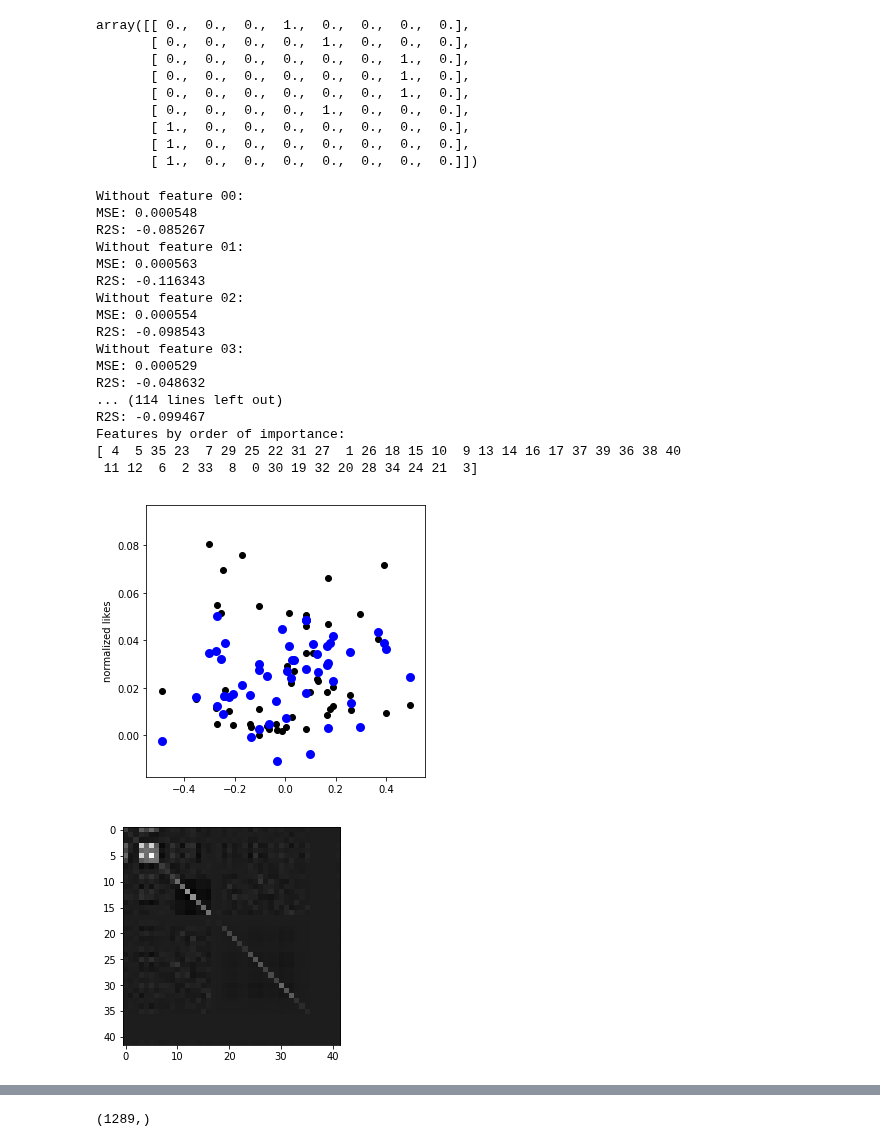
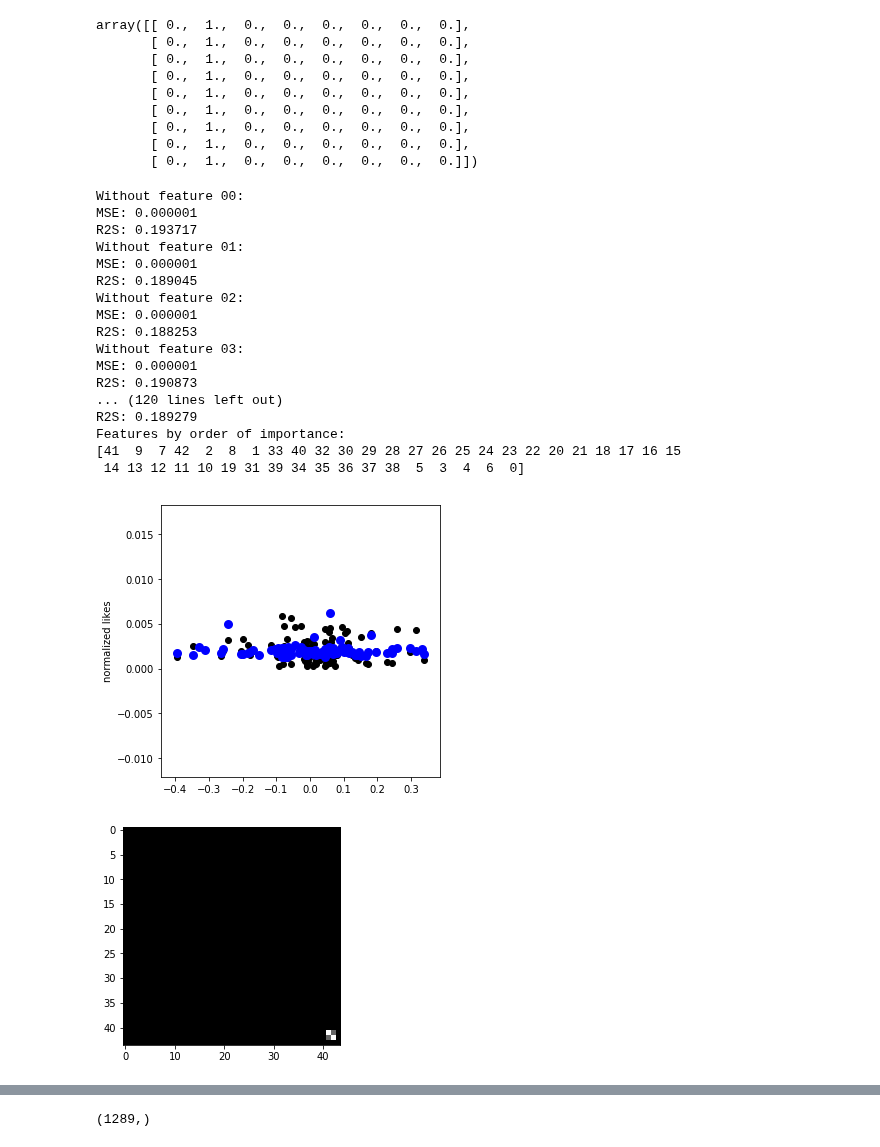
Before and after one commit to AlbertHJLee/minster, a Jupyter notebook: feature_engineering.ipynb, the cells around one changed output, grey strips where cells are left out. Saved outputs shown, nothing was run; the diff lists cells and outputs as text; code cells hidden in the pictures.

```diff
--- a/feature_engineering.ipynb
+++ b/feature_engineering.ipynb
@@ -25,13 +25,20 @@ def convertString(x):
     return number
 
 def extractTimeData(x):
-    if (len(x) < 5) or not (type(x) is unicode):
+    if (type(x) is unicode):
+        createdtime = datetime.fromtimestamp(int(x))
+        hour = createdtime.hour
+        weekday = createdtime.weekday()
+        #date(2017,9,16).weekday()
+        return weekday, hour
+    elif type(x) is int:
+        createdtime = datetime.fromtimestamp(x)
+        hour = createdtime.hour
+        weekday = createdtime.weekday()
+        #date(2017,9,16).weekday()
+        return weekday, hour
+    else:
         return 7, 25
-    createdtime = datetime.fromtimestamp(int(x))
-    hour = createdtime.hour
-    weekday = createdtime.weekday()
-    #date(2017,9,16).weekday()
-    return weekday, hour
 # %%
 import utils
 import json
@@ -52,9 +59,10 @@ eightturncrepeny    hungrygrls      jamesjeanart           pollykosheleva
 # %%
-userSpecific = True
+userSpecific = False
 
 if userSpecific:
     posts,images = utils.dataFromScraper('stuffbeneats')
     dfp = pandas.DataFrame(posts)
+    bytag = False
 
 else:
     bytag = True
@@ -126,15 +134,15 @@ hourvec[np.arange(nposts0), hour] = 1
 # %%
 weekdayvec[0:9]
 # %% [output]
-array([[ 0.,  0.,  0.,  1.,  0.,  0.,  0.,  0.],
-       [ 0.,  0.,  0.,  0.,  1.,  0.,  0.,  0.],
-       [ 0.,  0.,  0.,  0.,  0.,  0.,  1.,  0.],
-       [ 0.,  0.,  0.,  0.,  0.,  0.,  1.,  0.],
-       [ 0.,  0.,  0.,  0.,  0.,  0.,  1.,  0.],
-       [ 0.,  0.,  0.,  0.,  1.,  0.,  0.,  0.],
-       [ 1.,  0.,  0.,  0.,  0.,  0.,  0.,  0.],
-       [ 1.,  0.,  0.,  0.,  0.,  0.,  0.,  0.],
-       [ 1.,  0.,  0.,  0.,  0.,  0.,  0.,  0.]])
+array([[ 0.,  1.,  0.,  0.,  0.,  0.,  0.,  0.],
+       [ 0.,  1.,  0.,  0.,  0.,  0.,  0.,  0.],
+       [ 0.,  1.,  0.,  0.,  0.,  0.,  0.,  0.],
+       [ 0.,  1.,  0.,  0.,  0.,  0.,  0.,  0.],
+       [ 0.,  1.,  0.,  0.,  0.,  0.,  0.,  0.],
+       [ 0.,  1.,  0.,  0.,  0.,  0.,  0.,  0.],
+       [ 0.,  1.,  0.,  0.,  0.,  0.,  0.,  0.],
+       [ 0.,  1.,  0.,  0.,  0.,  0.,  0.,  0.],
+       [ 0.,  1.,  0.,  0.,  0.,  0.,  0.,  0.]])
 # %%
 # Normalize data
 
@@ -179,6 +208,18 @@ data[:,17:] = hourvec[:,0:24]
 
 keep = (likes < 5000) & (likes > 1) #& (ntags < 18)
 #keep = dfp.apply(not_in_list,args=[u'fashion',0],axis=1).values & keep
+
+if bytag:
+    likeOrder = likes.argsort()
+    keep = np.zeros(nposts0, dtype=bool)
+    keep[ likeOrder[int(nposts0*.05):int(nposts0*.90)].tolist() ] = True
+    followOrder = followers.argsort()
+    keep[ followOrder[int(nposts0*.95):].tolist() ] = False
+
+elif True:
+    likeOrder = likes.argsort()
+    keep = np.zeros(nposts0, dtype=bool)
+    keep[ likeOrder[int(nposts0*.05):int(nposts0*.90)].tolist() ] = True
 
 goodData = data[keep,:]
 y = normlikes[keep]
@@ -247,44 +288,44 @@ R2Sall = R2S(y_cross, y_pred)
 
 print ''
 print 'With all features:'
 print 'MSE: %8f'%MSEall
 print 'R2S: %8f'%R2Sall
 
 
 print 'Features by order of importance: '
 print R2S_results.argsort()
 
 if True:
 
     fig = plt.figure(figsize=[5,5])
     feat = 0
     plt.scatter(data_cross[:,feat], y_cross,  color='black')
     plt.scatter(data_cross[:,feat], y_pred, color='blue', linewidth=3)
     #plt.xlabel('normalized contrast')
     plt.ylabel('normalized likes')
     plt.show()
 
     cov = np.cov(np.append(data_train,y_train.reshape([ntrain,1]),axis=1).transpose())
     plt.imshow(cov,cmap='gray')
     plt.show()
     print cov[-1,:] #, data_test[1,:]
 # %% [output]
 Without feature 00:
-MSE: 0.000548
-R2S: -0.085267
+MSE: 0.000001
+R2S: 0.193717
 Without feature 01:
-MSE: 0.000563
-R2S: -0.116343
+MSE: 0.000001
+R2S: 0.189045
 Without feature 02:
-MSE: 0.000554
-R2S: -0.098543
+MSE: 0.000001
+R2S: 0.188253
 Without feature 03:
-MSE: 0.000529
-R2S: -0.048632
-... (114 lines left out)
-R2S: -0.099467
+MSE: 0.000001
+R2S: 0.190873
+... (120 lines left out)
+R2S: 0.189279
 Features by order of importance:
-[ 4  5 35 23  7 29 25 22 31 27  1 26 18 15 10  9 13 14 16 17 37 39 36 38 40
- 11 12  6  2 33  8  0 30 19 32 20 28 34 24 21  3]
+[41  9  7 42  2  8  1 33 40 32 30 29 28 27 26 25 24 23 22 20 21 18 17 16 15
+ 14 13 12 11 10 19 31 39 34 35 36 37 38  5  3  4  6  0]
-[figure, old version]
+[figure, new version]
-[figure, old version]
+[figure, new version]
```
Also changed, not shown: parts of 6 cells of this notebook, 2 other files.
